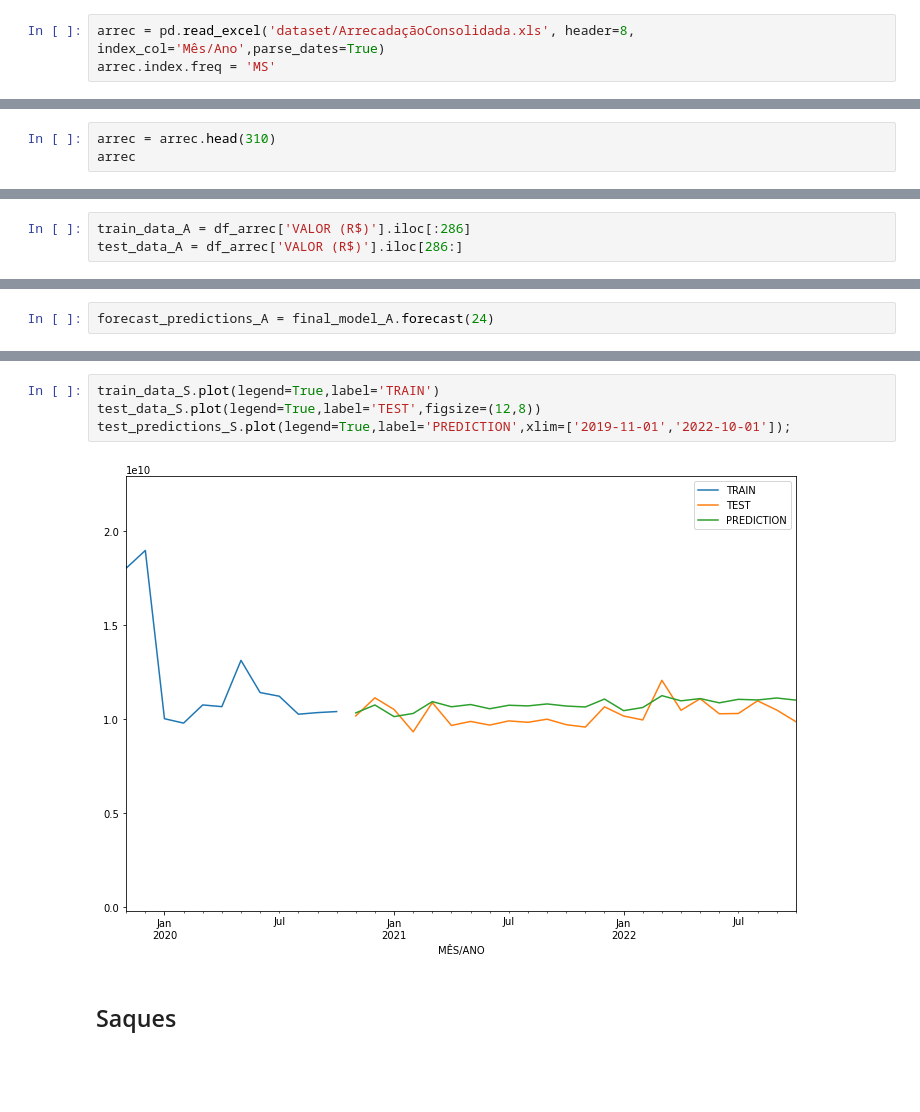
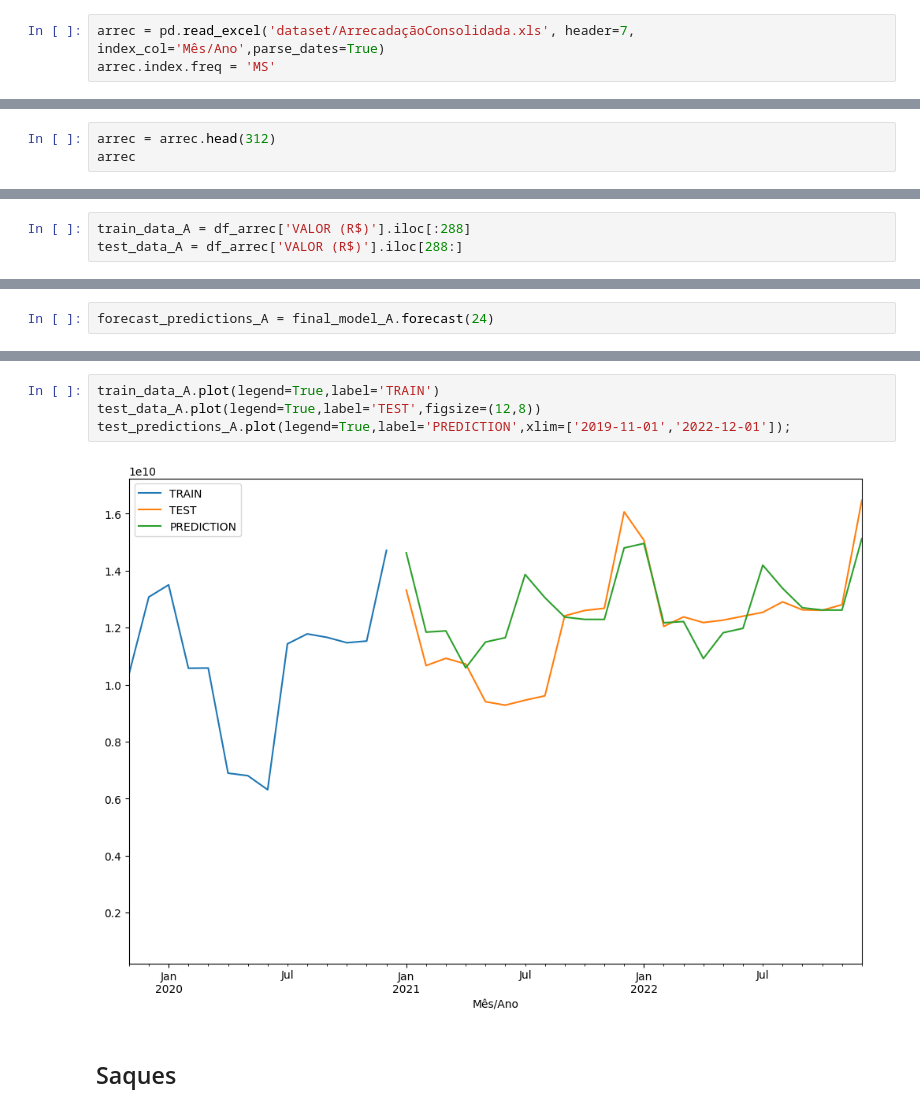
Before and after one commit to avellar1975/TCC_PUC_MINAS, a Jupyter notebook: tcc.ipynb, the cells around one changed output, grey strips where cells are left out. Saved outputs shown, nothing was run; the diff lists cells and outputs as text; blank space fills up the shorter version.

```diff
--- a/tcc.ipynb
+++ b/tcc.ipynb
@@ -21,7 +21,7 @@ warnings.filterwarnings('ignore')
 # %% [markdown]
 ## Dados de Arrecadação
 # %%
-arrec = pd.read_excel('dataset/ArrecadaçãoConsolidada.xls', header=8, index_col='Mês/Ano',parse_dates=True)
+arrec = pd.read_excel('dataset/ArrecadaçãoConsolidada.xls', header=7, index_col='Mês/Ano',parse_dates=True)
 arrec.index.freq = 'MS'
 # %%
 arrec
@@ -43,4 +43,4 @@ arrec
 # %%
-arrec = arrec.head(310)
+arrec = arrec.head(312)
 arrec
 # %% [output]
@@ -544,8 +550,8 @@ len(df_arrec) - 24
 # %% [markdown]
 ### Separar base de teste e base de treino
 # %%
-train_data_A = df_arrec['VALOR (R$)'].iloc[:286]
-test_data_A = df_arrec['VALOR (R$)'].iloc[286:]
+train_data_A = df_arrec['VALOR (R$)'].iloc[:288]
+test_data_A = df_arrec['VALOR (R$)'].iloc[288:]
 # %%
 print(f'Base de teste: {len(test_data_A)}, representa {round(100*len(test_data_A)/len(df_arrec),2)}%')
 print(f'Base de treino: {len(train_data_A)}, representa {round(100*len(train_data_A)/len(df_arrec),2)}%')
@@ -607,9 +613,9 @@ forecast_predictions_A.plot();
 # %%
-train_data_S.plot(legend=True,label='TRAIN')
-test_data_S.plot(legend=True,label='TEST',figsize=(12,8))
-test_predictions_S.plot(legend=True,label='PREDICTION',xlim=['2019-11-01','2022-10-01']);
+train_data_A.plot(legend=True,label='TRAIN')
+test_data_A.plot(legend=True,label='TEST',figsize=(12,8))
+test_predictions_A.plot(legend=True,label='PREDICTION',xlim=['2019-11-01','2022-12-01']);
 # %% [output]
-[figure, old version]
+[figure, new version]
 # %% [markdown]
 ## Saques
 # %%
```
Also changed, not shown: parts of 57 cells of this notebook, 2 other files.
